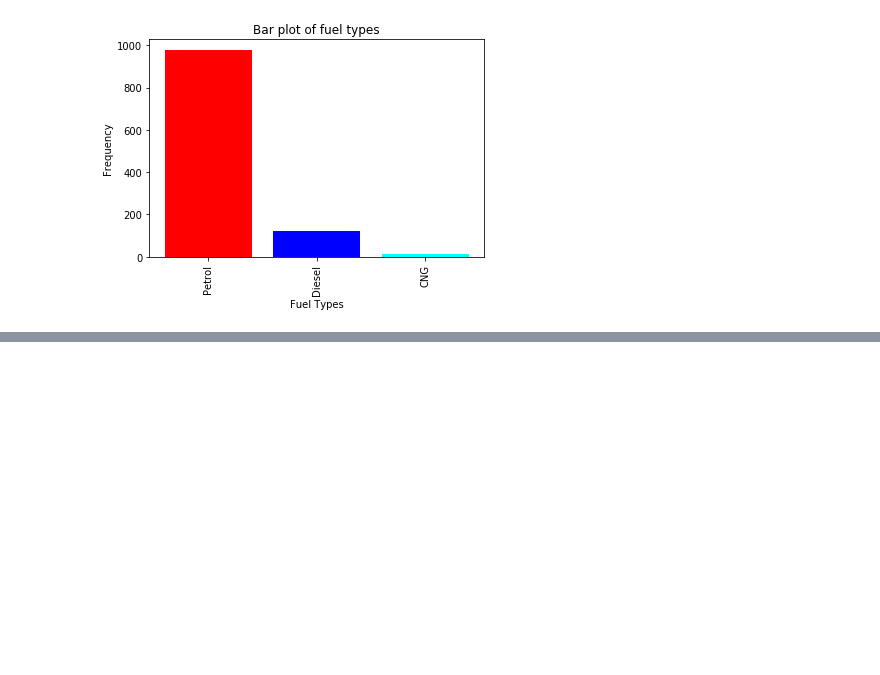
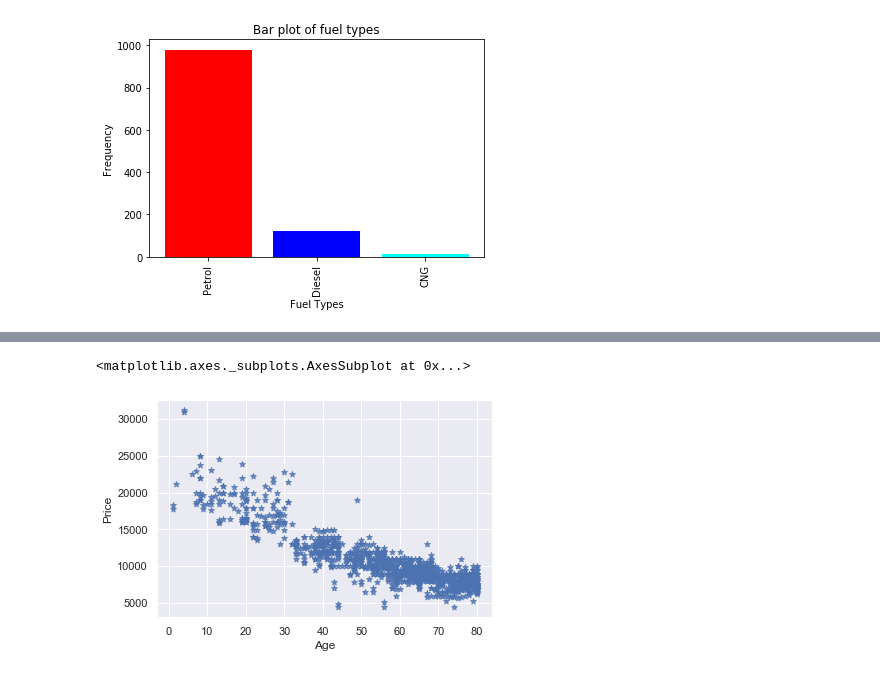
Before and after one commit to MaheshChavan1264/PythonForDataScience, a Jupyter notebook: Week2.ipynb, the cells around one changed output, grey strips where cells are left out. Cells and saved outputs as stored; diff of their text form; code cells hidden in the pictures; blank space fills up the shorter version.

```diff
--- a/Week2.ipynb
+++ b/Week2.ipynb
@@ -1066,0 +1106,5 @@ plt.show()
+# %%
+sns.regplot(x=cars_data4['Age'], y=cars_data4['Price'],marker="*", fit_reg=False)
+# %% [output]
+<matplotlib.axes._subplots.AxesSubplot at 0x...>
+[figure, added]
```
Also changed, not shown: parts of 63 cells of this notebook, 9 other files.
